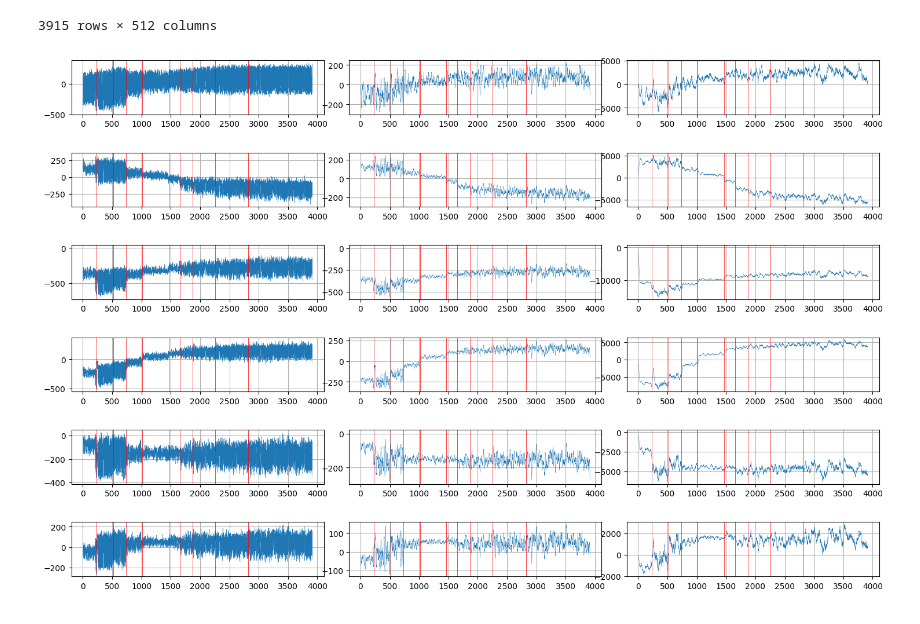
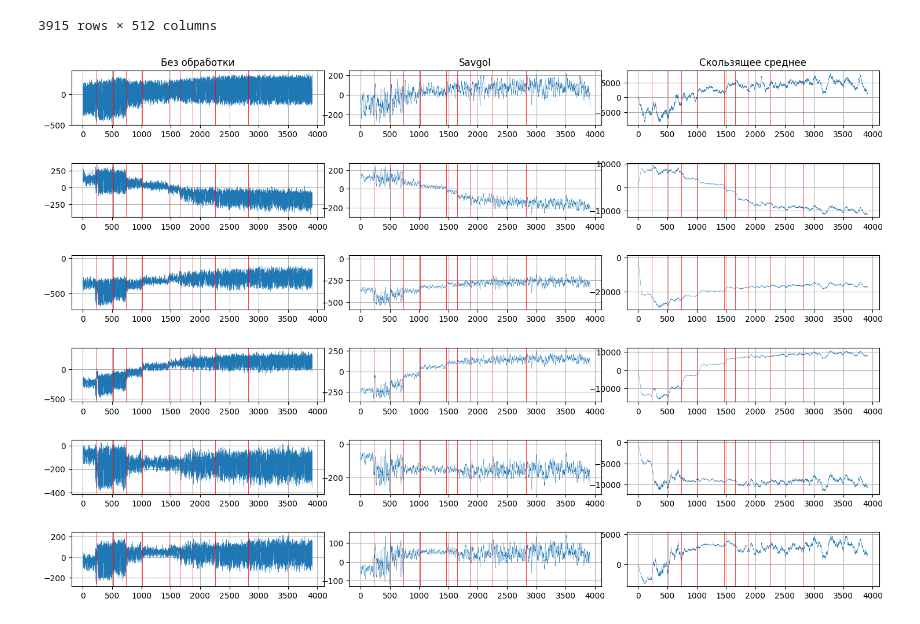
Before and after one commit to PetrGavrilin/VKR_URFU, a Jupyter notebook: VKR_part2_Preprocessing.ipynb, the cells around one changed output. Cells and saved outputs as stored; diff of their text form; code cells hidden in the pictures.

```diff
--- a/VKR_part2_Preprocessing.ipynb
+++ b/VKR_part2_Preprocessing.ipynb
@@ -89,8 +89,8 @@ X_tsfel_savgol.to_csv('/content/X_tsfel_savgol.csv', index=False)
 # %% [markdown]
 Данные, предварительно обработанные по скользящему среднему
 # %%
-sig_up_rol = sig_up.rolling(30, min_periods=1, axis=0).sum() # скользящее среднее сигналов 1-го пьезоэлектрического датчика
-sig_dw_rol = sig_dw.rolling(30, min_periods=1, axis=0).sum() # скользящее среднее сигналов 2-го пьезоэлектрического датчика
+sig_up_rol = sig_up.rolling(60, min_periods=1, axis=0).sum() # скользящее среднее сигналов 1-го пьезоэлектрического датчика
+sig_dw_rol = sig_dw.rolling(60, min_periods=1, axis=0).sum() # скользящее среднее сигналов 2-го пьезоэлектрического датчика
 sig_up_rol
 # %% [output]
 |  | 0 | 1 | 2 | 3 | 4 | 5 | 6 | 7 | 8 | 9 | ... | ... |
@@ -155,34 +155,37 @@ fig.subplots_adjust(hspace = 0.7, wspace = 0.1)
 limit_ = 3500
 j = 0
 
 for i in range(1, 300, 50):
   j+=1
   ax = fig.add_subplot(12, 3, j)
-  #lt.title("без обработки")
+  if i==1:
+    plt.title("Без обработки")
   #plt.xlabel("Номер измерения")
   plt.plot(sig_up.iloc[:,i], linewidth= 0.3)
   for x in borders:
     if x < limit_:
         plt.axline((x, X_tsfel[i].max()), (x, X_tsfel[i].min()), color="red", linewidth= 0.5)
   plt.grid()
   j+=1
   ax = fig.add_subplot(12, 3, j)
-  plt.title("Savgol")
+  if i==1:
+    plt.title("Savgol")
   #plt.xlabel("Номер измерения")
   plt.plot(sig_up_sg.iloc[:,i], linewidth= 0.3)
   for x in borders:
     if x < limit_:
         plt.axline((x, X_tsfel[i].max()), (x, X_tsfel[i].min()), color="red", linewidth= 0.5)
   plt.grid()
   j+=1
   ax = fig.add_subplot(12, 3, j)
-  plt.title("Скользящее среднее")
+  if i==1:
+    plt.title("Скользящее среднее")
   #plt.xlabel("Номер измерения")
   plt.plot(sig_up_rol.iloc[:,i], linewidth= 0.3)
   for x in borders:
     if x < limit_:
         plt.axline((x, X_tsfel[i].max()), (x, X_tsfel[i].min()), color="red", linewidth= 0.5)
   plt.grid()
 plt.show()
 # %% [output]
-[figure, old version]
+[figure, new version]
```
Also changed, not shown: parts of 2 cells of this notebook.
